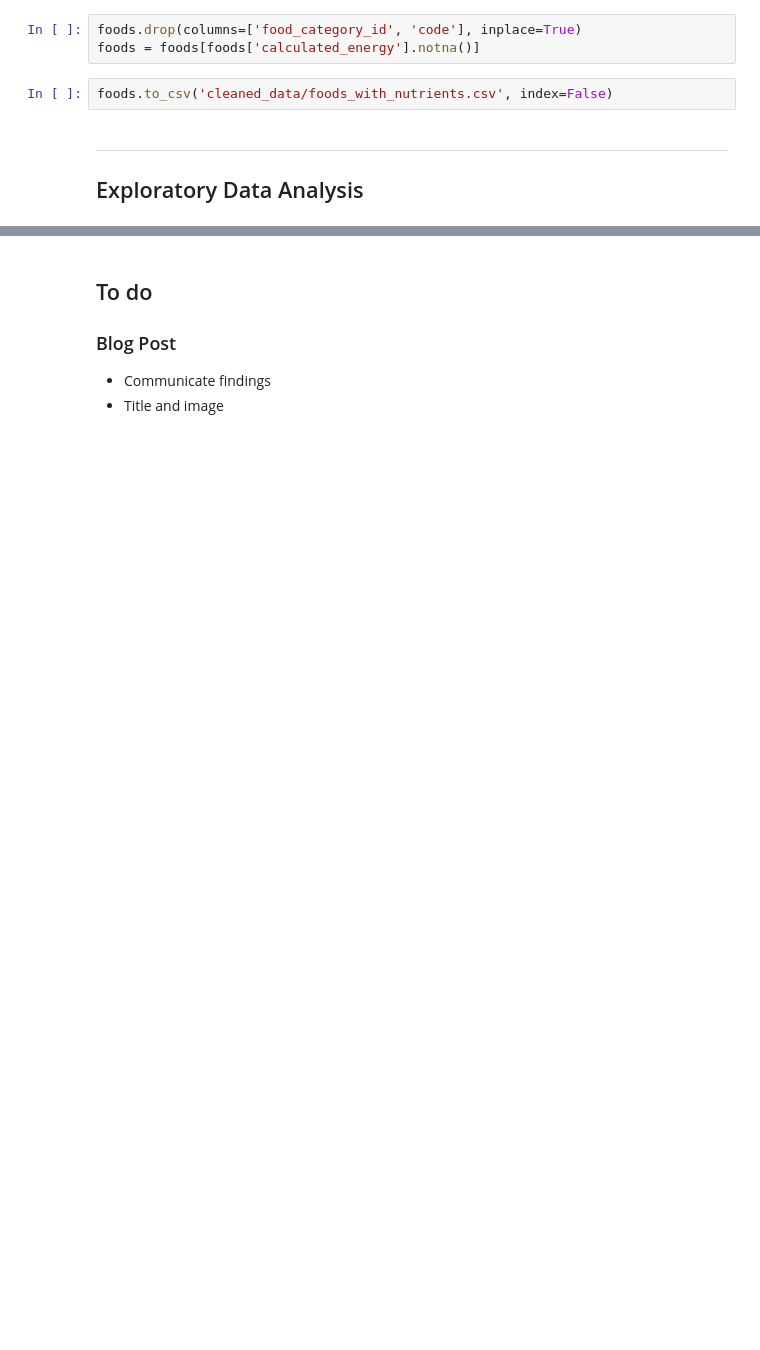
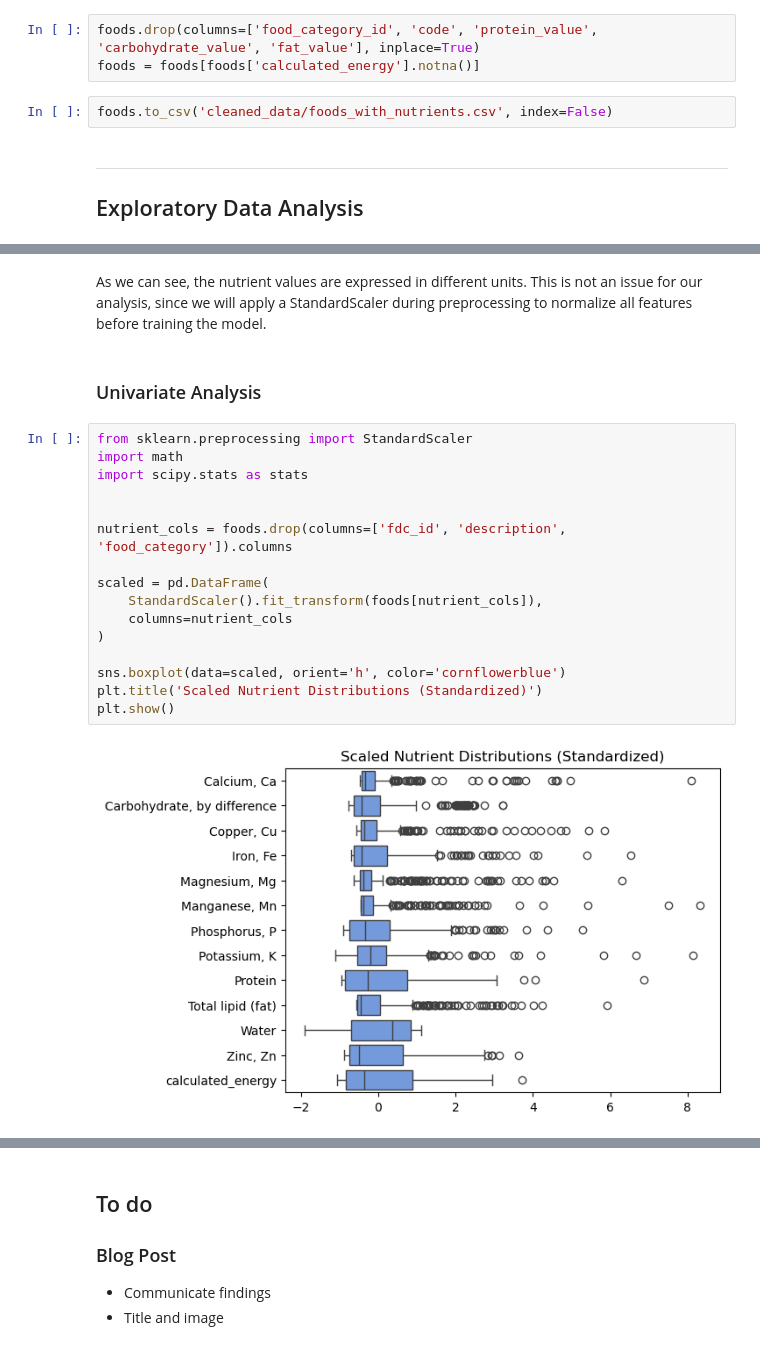
Before and after one commit to viniciusagsa/dsnd-project-01, a Jupyter notebook: data_analysis.ipynb, the cells around one changed output, grey strips where cells are left out. Saved outputs shown, nothing was run; the diff lists cells and outputs as text; blank space fills up the shorter version.

Commit message:
feat: Exploratory Data Analysis

```diff
--- a/data_analysis.ipynb
+++ b/data_analysis.ipynb
@@ -114,7 +114,7 @@ foods['calculated_energy'] = (
 # %% [markdown]
 #### Final Ajustments
 # %%
-foods.drop(columns=['food_category_id', 'code'], inplace=True)
+foods.drop(columns=['food_category_id', 'code', 'protein_value', 'carbohydrate_value', 'fat_value'], inplace=True)
 foods = foods[foods['calculated_energy'].notna()]
 # %%
 foods.to_csv('cleaned_data/foods_with_nutrients.csv', index=False)
@@ -148,0 +185,22 @@ foods.fillna(0, inplace=True)
+# %% [markdown]
+As we can see, the nutrient values are expressed in different units. This is not an issue for our analysis, since we will apply a StandardScaler during preprocessing to normalize all features before training the model.
+# %% [markdown]
+### Univariate Analysis
+# %%
+from sklearn.preprocessing import StandardScaler
+import math
+import scipy.stats as stats
+
+
+nutrient_cols = foods.drop(columns=['fdc_id', 'description', 'food_category']).columns
+
+scaled = pd.DataFrame(
+    StandardScaler().fit_transform(foods[nutrient_cols]),
+    columns=nutrient_cols
+)
+
+sns.boxplot(data=scaled, orient='h', color='cornflowerblue')
+plt.title('Scaled Nutrient Distributions (Standardized)')
+plt.show()
+# %% [output]
+[figure, added]
```
Also changed, not shown: parts of 18 cells of this notebook, 2 other files.
